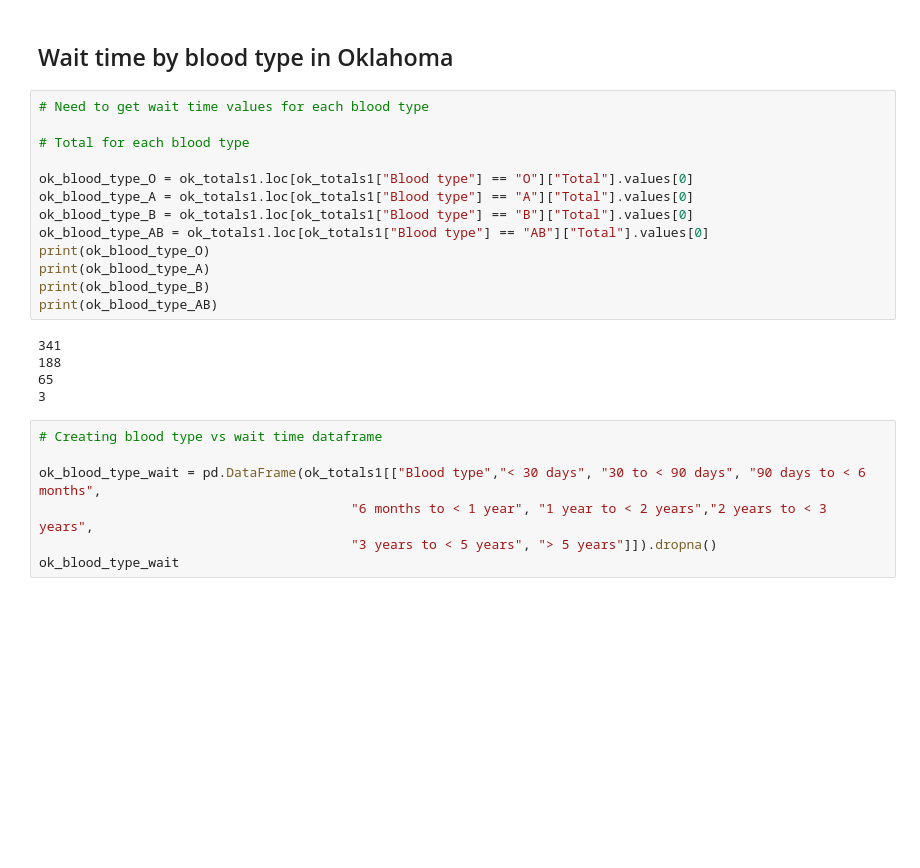
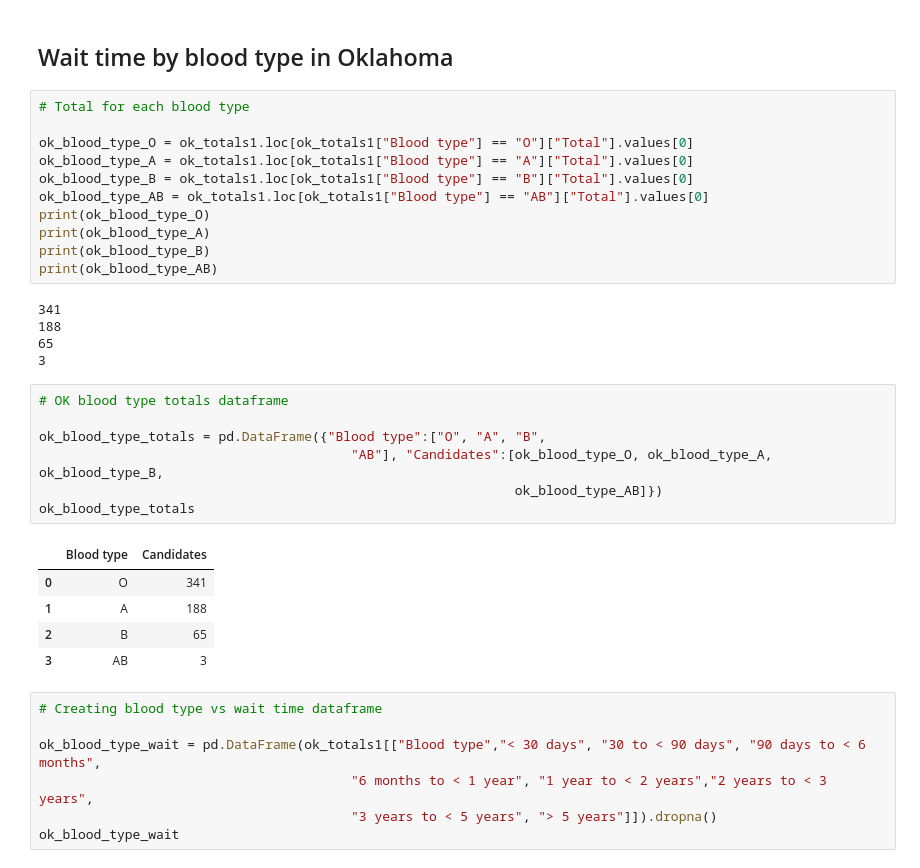
Before and after one commit to ASPigman/Project_1, a Jupyter notebook: KidneyTransplantMain.ipynb, the cells around one changed output. Drawn from its saved outputs; the diff is of its cells as text; blank space fills up the shorter version.

```diff
--- a/KidneyTransplantMain.ipynb
+++ b/KidneyTransplantMain.ipynb
@@ -74,8 +71,6 @@ ok_totals
 # %% [markdown]
 ## Wait time by blood type in Oklahoma
 # %%
-# Need to get wait time values for each blood type
-
 # Total for each blood type
 
 ok_blood_type_O = ok_totals1.loc[ok_totals1["Blood type"] == "O"]["Total"].values[0]
@@ -91,6 +86,19 @@ print(ok_blood_type_AB)
 188
 65
 3
+# %%
+# OK blood type totals dataframe
+
+ok_blood_type_totals = pd.DataFrame({"Blood type":["O", "A", "B",
+                                        "AB"], "Candidates":[ok_blood_type_O, ok_blood_type_A, ok_blood_type_B,
+                                                             ok_blood_type_AB]})
+ok_blood_type_totals
+# %% [output]
+|  | Blood type | Candidates |
+| 0 | O | 341 |
+| 1 | A | 188 |
+| 2 | B | 65 |
+| 3 | AB | 3 |
 # %%
 # Creating blood type vs wait time dataframe
 
```
Also changed, not shown: parts of 20 cells of this notebook.
